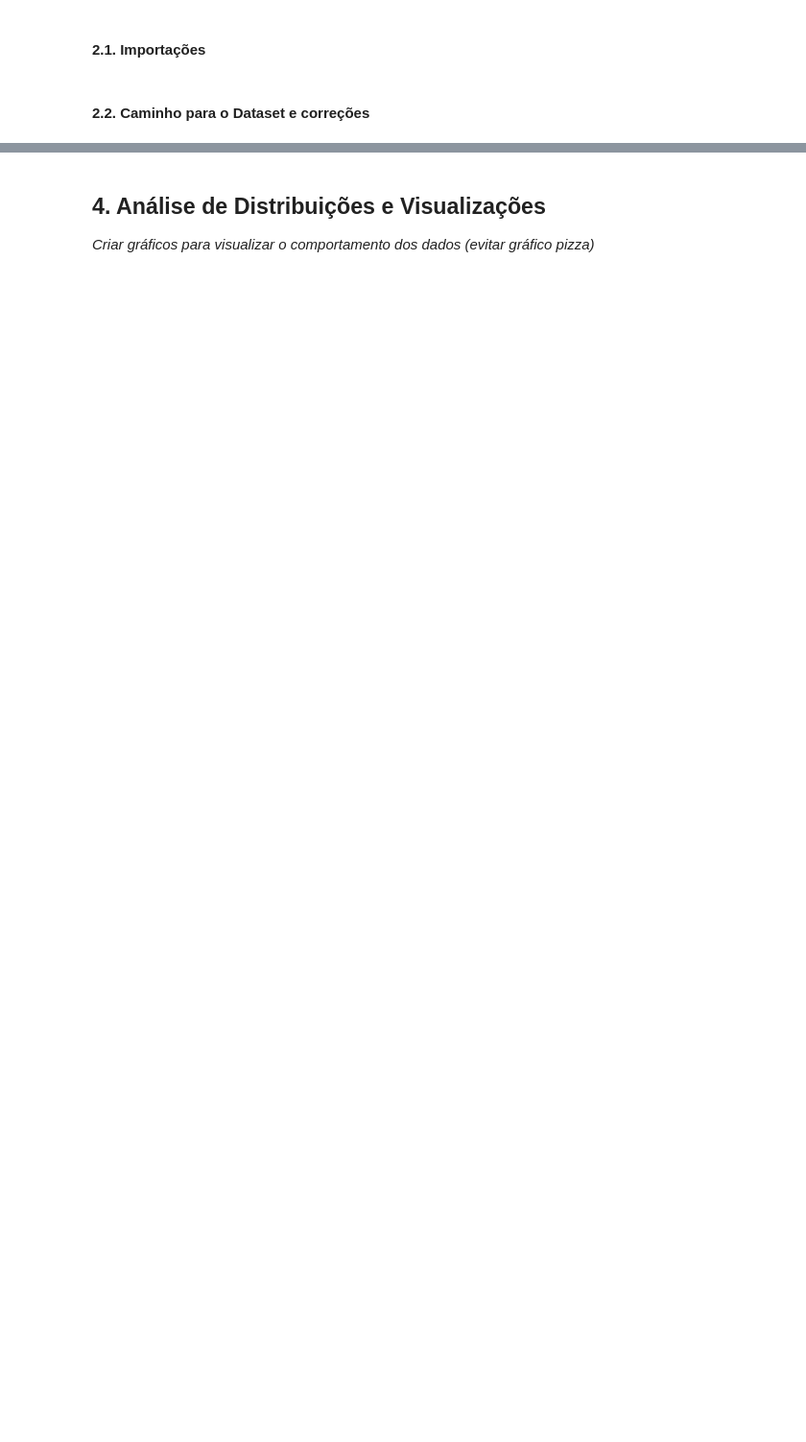
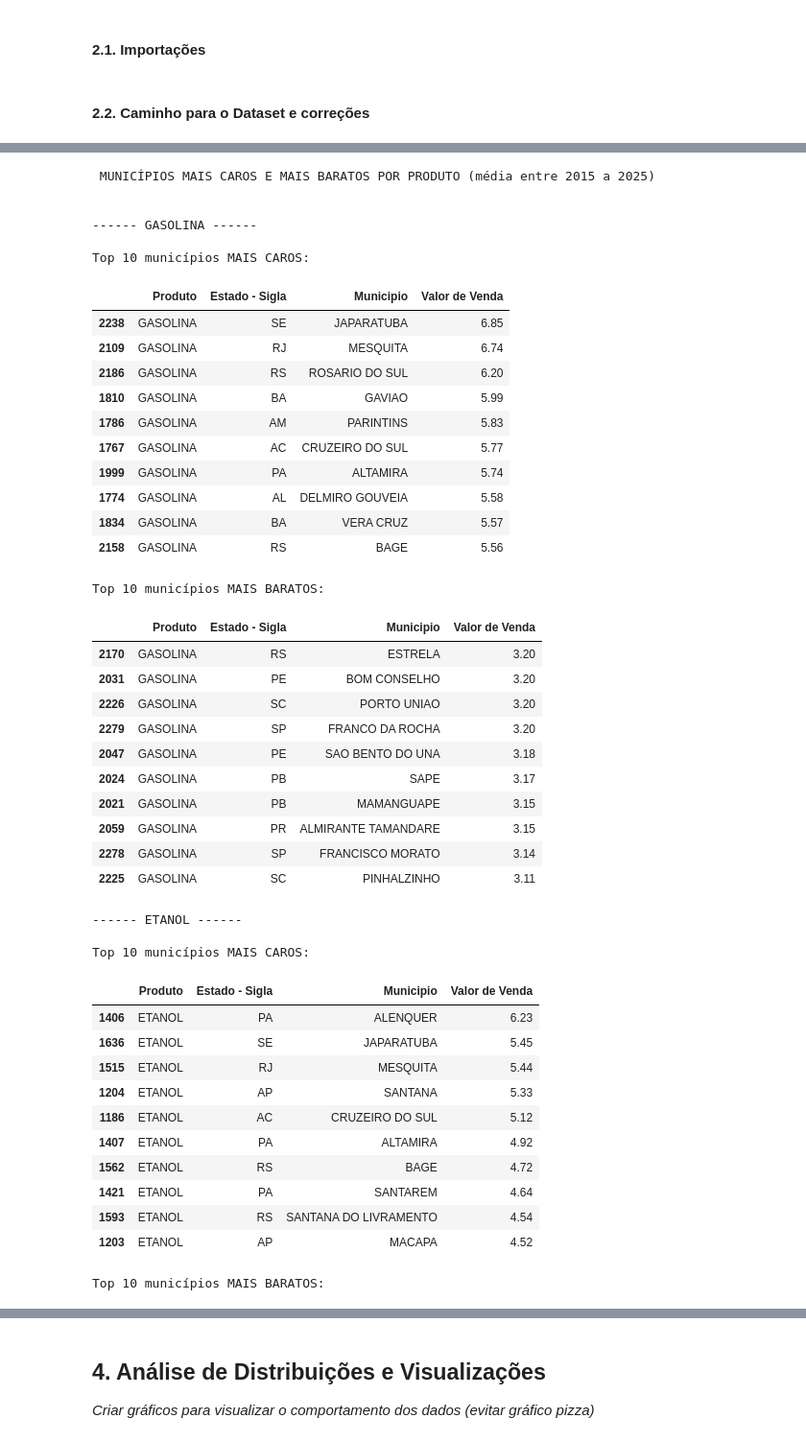
Before and after one commit to LucasCabra7/precos-combustiveis-brasil-2015-2025, a Jupyter notebook: Grupo_4_Análise_Exploratória_e_Modelagem_Preditiva_dos_Preços_de_Combustíveis_no_Brasil_(2015–2025).ipynb, the cells around one changed output, grey strips where cells are left out. Shown at 96% size. Saved outputs shown, nothing was run; the diff lists cells and outputs as text; code cells hidden in the pictures; blank space fills up the shorter version.

```diff
--- a/Grupo_4_Análise_Exploratória_e_Modelagem_Preditiva_dos_Preços_de_Combustíveis_no_Brasil_(2015–2025).ipynb
+++ b/Grupo_4_Análise_Exploratória_e_Modelagem_Preditiva_dos_Preços_de_Combustíveis_no_Brasil_(2015–2025).ipynb
@@ -1073,0 +426,71 @@ analisador_evolucao_real_vs_nominal.exibir_relatorio_ajustados_pela_inflacao()
+# %%
+print("\n MUNICÍPIOS MAIS CAROS E MAIS BARATOS POR PRODUTO (média entre 2015 a 2025) \n")
+
+media_municipio_por_produto = (
+    data_Frame
+    .groupby(['Produto', 'Estado - Sigla', 'Municipio'])['Valor de Venda']
+    .mean()
+    .round(2)
+    .reset_index()
+)
+
+for produto in data_Frame['Produto'].unique():
+
+    print(f"\n------ {produto} ------ \n")
+
+    dados_produto_por_municipio = media_municipio_por_produto[
+        media_municipio_por_produto['Produto'] == produto
+    ]
+
+    dados_ordenados = dados_produto_por_municipio.sort_values(by='Valor de Venda', ascending=False)
+
+    print("Top 10 municípios MAIS CAROS:\n")
+    display(dados_ordenados.head(10))
+
+    print("\nTop 10 municípios MAIS BARATOS:\n")
+    display(dados_ordenados.tail(10))
+# %% [output]
+ MUNICÍPIOS MAIS CAROS E MAIS BARATOS POR PRODUTO (média entre 2015 a 2025)
+
+
+------ GASOLINA ------
+
+Top 10 municípios MAIS CAROS:
+|  | Produto | Estado - Sigla | Municipio | Valor de Venda |
+| 2238 | GASOLINA | SE | JAPARATUBA | 6.85 |
+| 2109 | GASOLINA | RJ | MESQUITA | 6.74 |
+| 2186 | GASOLINA | RS | ROSARIO DO SUL | 6.20 |
+| 1810 | GASOLINA | BA | GAVIAO | 5.99 |
+| 1786 | GASOLINA | AM | PARINTINS | 5.83 |
+| 1767 | GASOLINA | AC | CRUZEIRO DO SUL | 5.77 |
+| 1999 | GASOLINA | PA | ALTAMIRA | 5.74 |
+| 1774 | GASOLINA | AL | DELMIRO GOUVEIA | 5.58 |
+| 1834 | GASOLINA | BA | VERA CRUZ | 5.57 |
+| 2158 | GASOLINA | RS | BAGE | 5.56 |
+Top 10 municípios MAIS BARATOS:
+|  | Produto | Estado - Sigla | Municipio | Valor de Venda |
+| 2170 | GASOLINA | RS | ESTRELA | 3.20 |
+| 2031 | GASOLINA | PE | BOM CONSELHO | 3.20 |
+| 2226 | GASOLINA | SC | PORTO UNIAO | 3.20 |
+| 2279 | GASOLINA | SP | FRANCO DA ROCHA | 3.20 |
+| 2047 | GASOLINA | PE | SAO BENTO DO UNA | 3.18 |
+| 2024 | GASOLINA | PB | SAPE | 3.17 |
+| 2021 | GASOLINA | PB | MAMANGUAPE | 3.15 |
+| 2059 | GASOLINA | PR | ALMIRANTE TAMANDARE | 3.15 |
+| 2278 | GASOLINA | SP | FRANCISCO MORATO | 3.14 |
+| 2225 | GASOLINA | SC | PINHALZINHO | 3.11 |
+------ ETANOL ------
+
+Top 10 municípios MAIS CAROS:
+|  | Produto | Estado - Sigla | Municipio | Valor de Venda |
+| 1406 | ETANOL | PA | ALENQUER | 6.23 |
+| 1636 | ETANOL | SE | JAPARATUBA | 5.45 |
+| 1515 | ETANOL | RJ | MESQUITA | 5.44 |
+| 1204 | ETANOL | AP | SANTANA | 5.33 |
+| 1186 | ETANOL | AC | CRUZEIRO DO SUL | 5.12 |
+| 1407 | ETANOL | PA | ALTAMIRA | 4.92 |
+| 1562 | ETANOL | RS | BAGE | 4.72 |
+| 1421 | ETANOL | PA | SANTAREM | 4.64 |
+| 1593 | ETANOL | RS | SANTANA DO LIVRAMENTO | 4.54 |
+| 1203 | ETANOL | AP | MACAPA | 4.52 |
+Top 10 municípios MAIS BARATOS:
```
Also changed, not shown: parts of 52 cells of this notebook.
